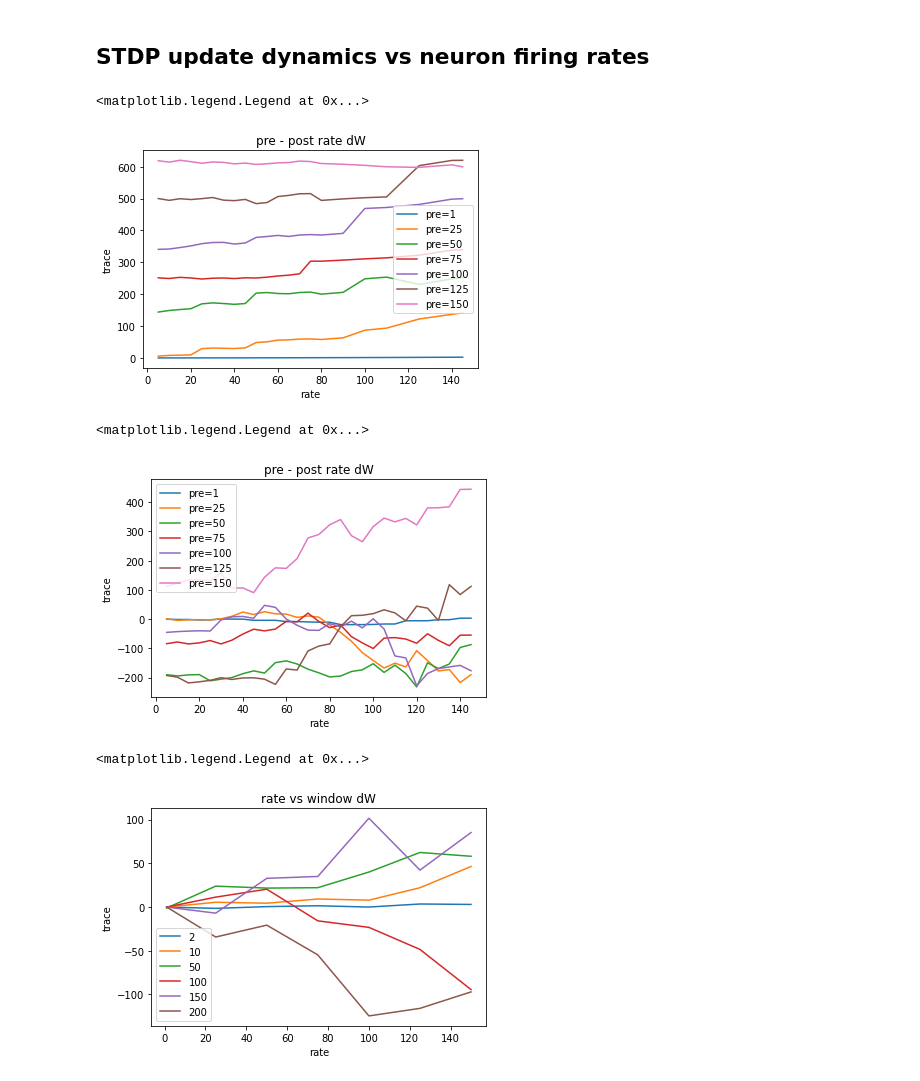
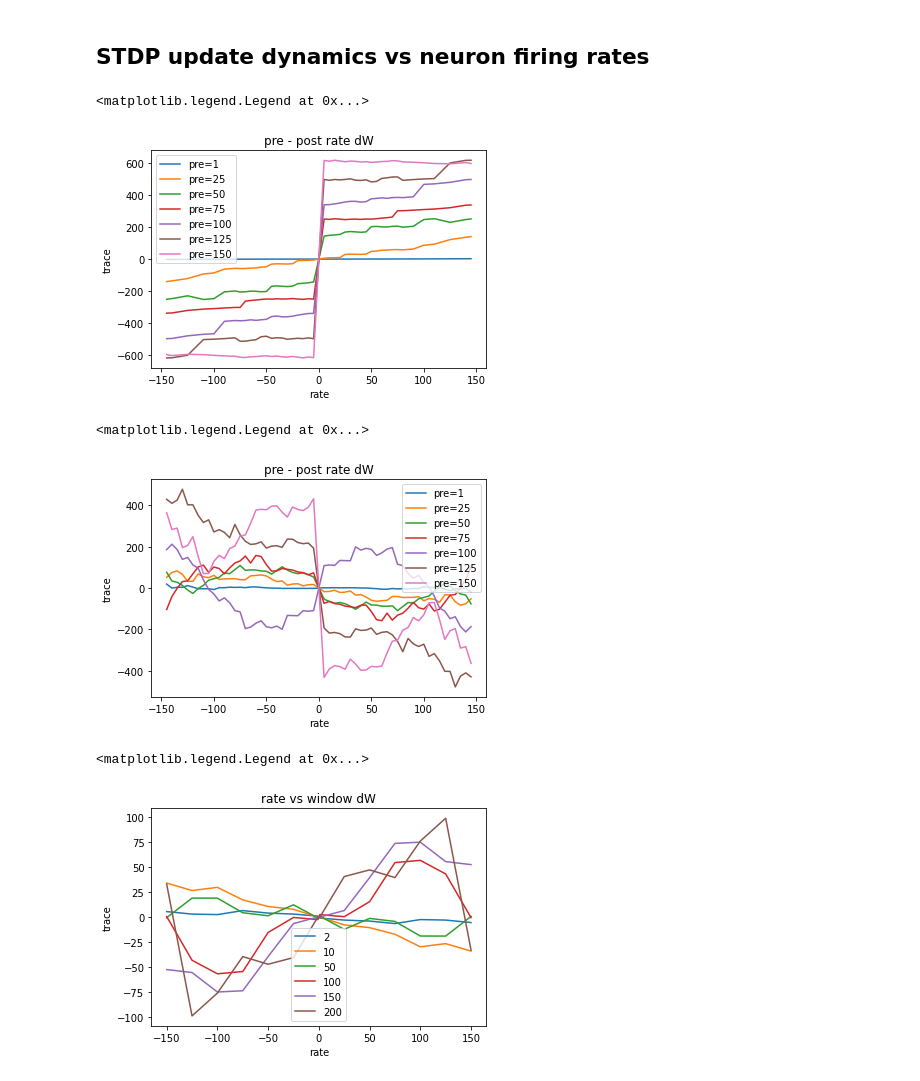
Before and after one commit to SpikeyCNS/spikey, a Jupyter notebook: examples/sanity/stdp_viz.ipynb, the cells around one changed output. Drawn from its saved outputs; the diff is of its cells as text; code cells hidden in the pictures.

Commit message:
Add anti-hebbian to rate viz.

```diff
--- a/examples/sanity/stdp_viz.ipynb
+++ b/examples/sanity/stdp_viz.ipynb
@@ -184,6 +188,7 @@ RATES = [1, 25, 50, 75, 100, 125, 150]  # hz, number of fires / interval -- even
 
 for rate2 in RATES:
     X, Y = [], []
+    X_minus, Y_minus = [], []
 
     for rate1 in np.arange(5, 150, 5):
         synapses.reset()
@@ -199,10 +204,12 @@ for rate2 in RATES:
         for i in range(1, LENGTH):
             synapses._apply_stdp(full_spike_log[:i], INHIBITORIES)
 
+        X_minus.append(-rate1)
+        Y_minus.append(w.matrix[0, 1])
         X.append(rate1)
         Y.append(w.matrix[1, 0])
 
-    plt.plot(X, Y, label=f"pre={rate2}")
+    plt.plot(X_minus[::-1] + X, Y_minus[::-1] + Y, label=f"pre={rate2}")
 
 plt.title(f"pre - post rate dW")
 plt.xlabel('rate')
@@ -210,7 +217,7 @@ plt.ylabel('trace')
 plt.legend()
 # %% [output]
 <matplotlib.legend.Legend at 0x...>
-[figure, old version]
+[figure, new version]
 # %%
 ## vs Presynaptic rate - Uniform Rates
 # ideally uniform will be a flat line, any randomness should create all possible coincidences
@@ -229,35 +236,38 @@ LENGTH = 1000
 INHIBITORIES = np.array([1, 1])
 
 RATES = [1, 25, 50, 75, 100, 125, 150]  # hz, number of fires / interval -- evenly spaced
 
 for rate2 in RATES:
     X, Y = [], []
+    X_minus, Y_minus = [], []
 
     for rate1 in np.arange(5, 150, 5):
         synapses.reset()
         synapses.reward(1)
 
         a = np.int_(np.random.uniform(0, 1, size=LENGTH) <= rate1 / LENGTH)
         b = np.int_(np.random.uniform(0, 1, size=LENGTH) <= rate2 / LENGTH)
 
         full_spike_log = np.array([a, b]).T
 
         for i in range(1, LENGTH):
             synapses._apply_stdp(full_spike_log[:i], INHIBITORIES)
 
+        X_minus.append(-rate1)
+        Y_minus.append(w.matrix[0, 1])
         X.append(rate1)
         Y.append(w.matrix[1, 0])
 
-    plt.plot(X, Y, label=f"pre={rate2}")
+    plt.plot(X_minus[::-1] + X, Y_minus[::-1] + Y, label=f"pre={rate2}")
     # plt.plot(np.unique(X), np.poly1d(np.polyfit(X, Y, 1))(np.unique(X)), label=f"pre={rate2}")
 
 plt.title(f"pre - post rate dW")
 plt.xlabel('rate')
 plt.ylabel('trace')
 plt.legend()
 # %% [output]
 <matplotlib.legend.Legend at 0x...>
-[figure, old version]
+[figure, new version]
 # %%
 ## vs STDP Window - Uniform Rates
 # ideally uniform will be a flat line, any randomness should create all possible coincidences
@@ -279,6 +289,7 @@ for window in [2, 10, 50, 100, 150, 200]:
     synapses = SYNAPSE(w, **config)
 
     X, Y = [], []
+    X_minus, Y_minus = [], []
 
     for rate in RATES:
         synapses.reset()
@@ -292,10 +303,12 @@ for window in [2, 10, 50, 100, 150, 200]:
         for i in range(1, LENGTH):
             synapses._apply_stdp(full_spike_log[:i], INHIBITORIES)
 
+        X_minus.append(-rate)
+        Y_minus.append(w.matrix[0, 1])
         X.append(rate)
         Y.append(w.matrix[1, 0])
 
-    plt.plot(X, Y, label=f"{window}")
+    plt.plot(X_minus[::-1] + X, Y_minus[::-1] + Y, label=f"{window}")
 
 plt.title(f"rate vs window dW")
 plt.xlabel('rate')
@@ -303,4 +316,4 @@ plt.ylabel('trace')
 plt.legend()
 # %% [output]
 <matplotlib.legend.Legend at 0x...>
-[figure, old version]
+[figure, new version]
```
Also changed, not shown: parts of 2 cells of this notebook.
